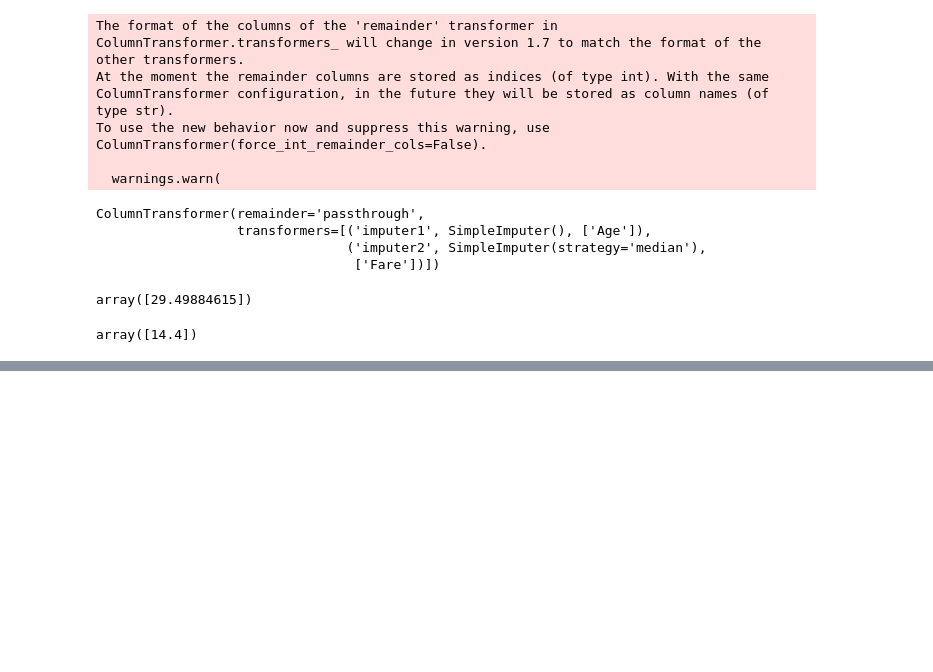
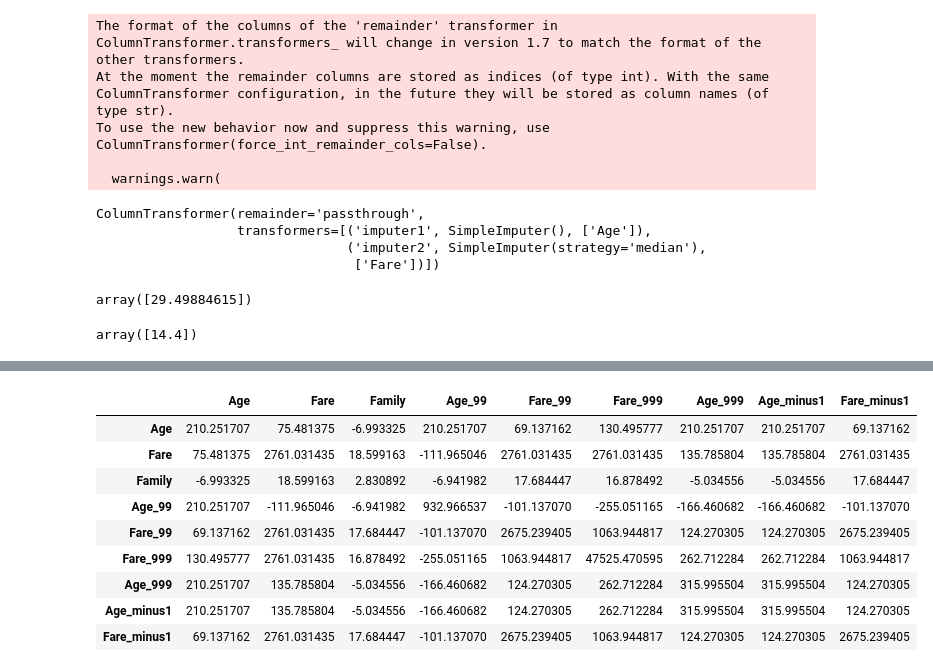
Before and after one commit to Akash14-09/Machine_Learning, a Jupyter notebook: Handling_Missing_Numerical_data.ipynb, the cells around one changed output, grey strips where cells are left out. Cells and saved outputs as stored; diff of their text form; code cells hidden in the pictures; blank space fills up the shorter version.

```diff
--- a/Handling_Missing_Numerical_data.ipynb
+++ b/Handling_Missing_Numerical_data.ipynb
@@ -195,0 +278,13 @@ array([14.4])
+# %%
+X_train.cov()
+# %% [output]
+|  | Age | Fare | Family | Age_99 | Fare_99 | Fare_999 | Age_999 | Age_minus1 | Fare_minus1 |
+| Age | 210.251707 | 75.481375 | -6.993325 | 210.251707 | 69.137162 | 130.495777 | 210.251707 | 210.251707 | 69.137162 |
+| Fare | 75.481375 | 2761.031435 | 18.599163 | -111.965046 | 2761.031435 | 2761.031435 | 135.785804 | 135.785804 | 2761.031435 |
+| Family | -6.993325 | 18.599163 | 2.830892 | -6.941982 | 17.684447 | 16.878492 | -5.034556 | -5.034556 | 17.684447 |
+| Age_99 | 210.251707 | -111.965046 | -6.941982 | 932.966537 | -101.137070 | -255.051165 | -166.460682 | -166.460682 | -101.137070 |
+| Fare_99 | 69.137162 | 2761.031435 | 17.684447 | -101.137070 | 2675.239405 | 1063.944817 | 124.270305 | 124.270305 | 2675.239405 |
+| Fare_999 | 130.495777 | 2761.031435 | 16.878492 | -255.051165 | 1063.944817 | 47525.470595 | 262.712284 | 262.712284 | 1063.944817 |
+| Age_999 | 210.251707 | 135.785804 | -5.034556 | -166.460682 | 124.270305 | 262.712284 | 315.995504 | 315.995504 | 124.270305 |
+| Age_minus1 | 210.251707 | 135.785804 | -5.034556 | -166.460682 | 124.270305 | 262.712284 | 315.995504 | 315.995504 | 124.270305 |
+| Fare_minus1 | 69.137162 | 2761.031435 | 17.684447 | -101.137070 | 2675.239405 | 1063.944817 | 124.270305 | 124.270305 | 2675.239405 |
```
Also changed, not shown: parts of 21 cells of this notebook.
